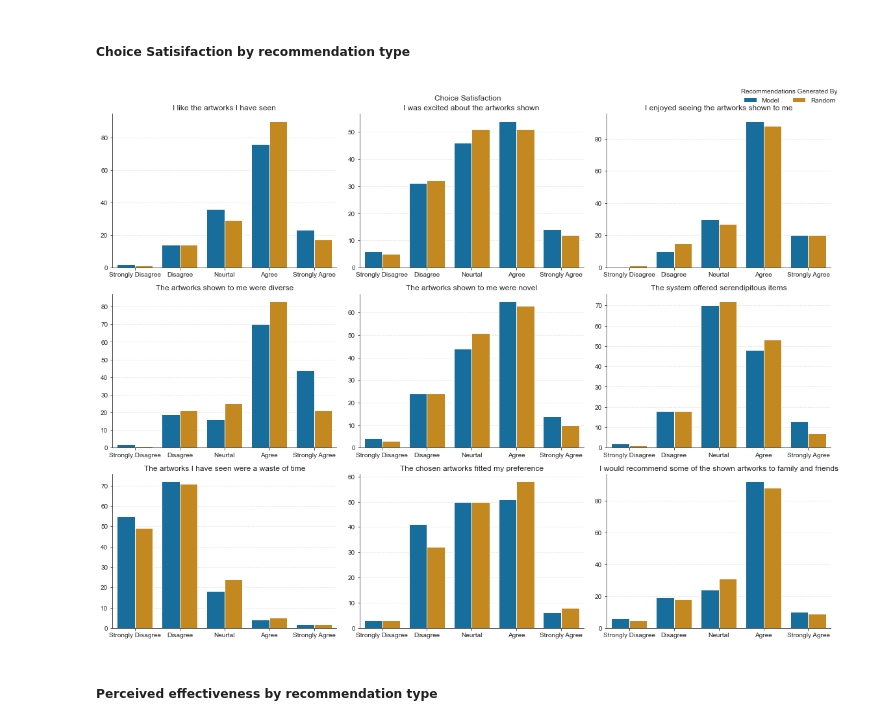
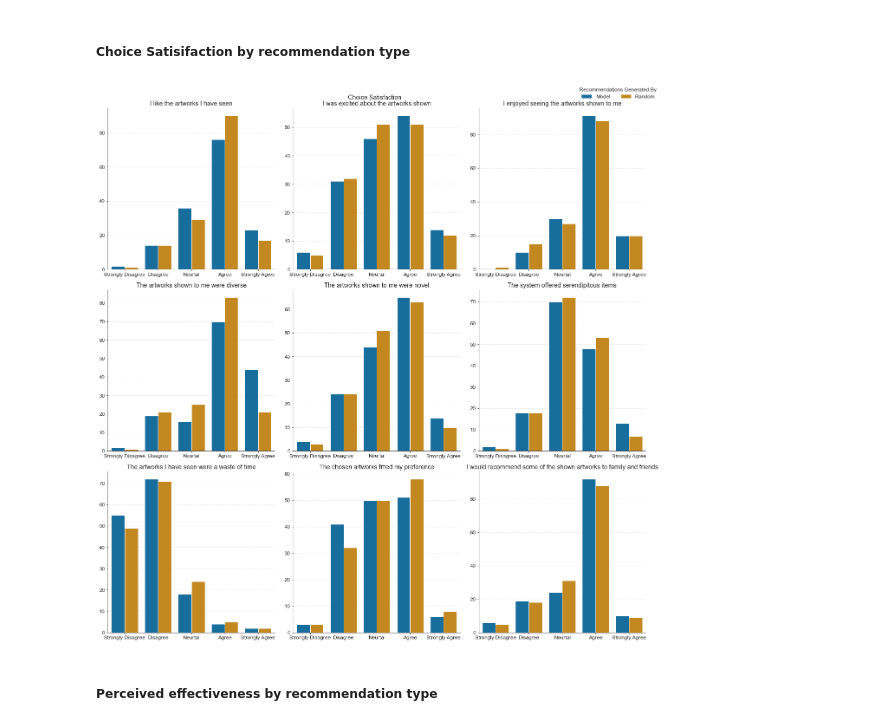
Before and after one commit to MuseRec/analytics, a Jupyter notebook: notebooks/post-study.ipynb, the cells around one changed output. Cells and saved outputs as stored; diff of their text form; code cells hidden in the pictures.

Commit message:
resized plots

```diff
--- a/notebooks/post-study.ipynb
+++ b/notebooks/post-study.ipynb
@@ -204,36 +204,37 @@ Index(['choice_satisfaction_one', 'choice_satisfaction_two',
 # %% [markdown]
 ##### Choice Satisifaction by recommendation type
 # %%
-fig, axes = plt.subplots(nrows = 3, ncols = 3, figsize = (16, 12))
+fig, axes = plt.subplots(nrows = 3, ncols = 3, figsize = (18, 18))
 axes = axes.ravel()
 
 for ax, q in zip(axes, questions['satisfaction']):
     p = sns.countplot(
         x = q,
         data = data_formatted,
         ax = ax,
         order = likert_mapping['order'],
         hue = 'condition'
     )
     p.set(
         ylabel = '',
         xlabel = '',
         xticklabels = likert_mapping['formatted'],
         title = question_mappings[q]
     )
     p.legend_.remove()
     p.yaxis.grid(True, alpha = 0.5, linestyle = 'dashed')
 
 handles, labels = axes[-1].get_legend_handles_labels()
 fig.legend(handles, ['Model', 'Random'], ncol = 2, title = 'Recommendations Generated By', frameon = False)
 
 fig.suptitle('Choice Satisfaction')
 sns.despine()
 plt.tight_layout()
+plt.rcParams.update({'font.size': 12})
 # plt.show()
 plt.savefig('../plots/post-study/choice_satisfaction_by_recs.png', dpi = 300)
 # %% [output]
-[figure, old version]
+[figure, new version]
 # %% [markdown]
 ##### Perceived effectiveness by recommendation type
 # %%
```
Also changed, not shown: parts of 12 cells of this notebook, 12 other files.
